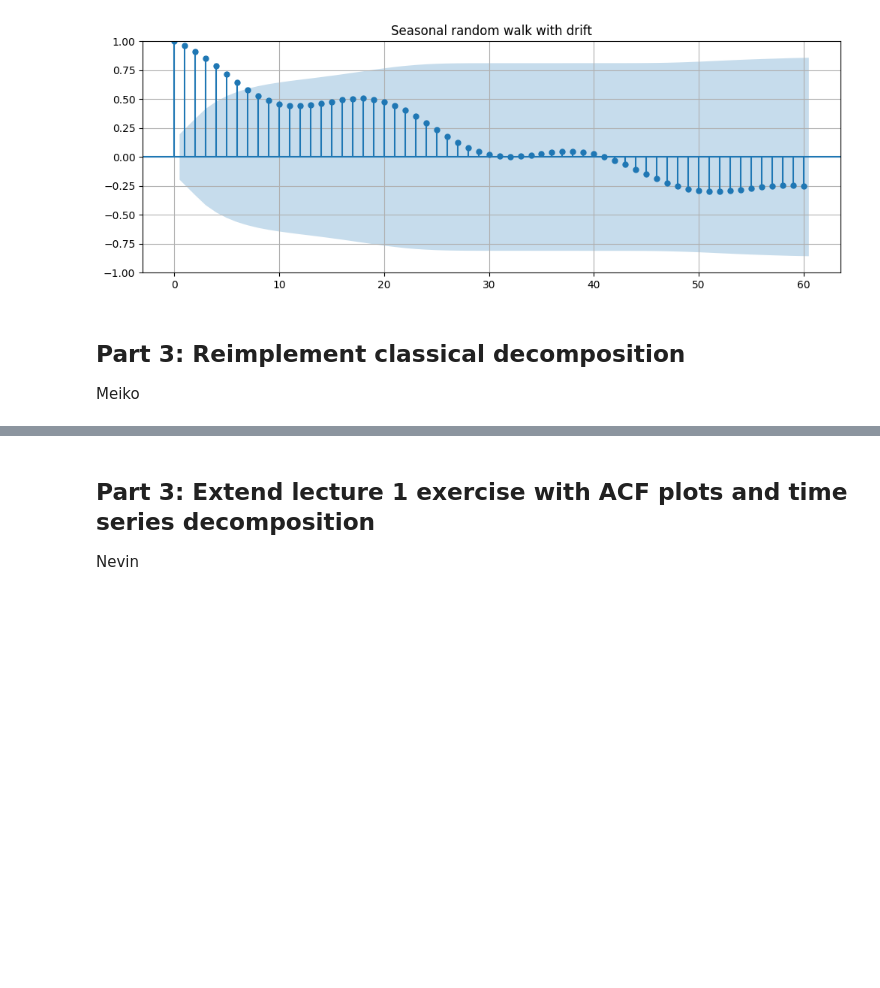
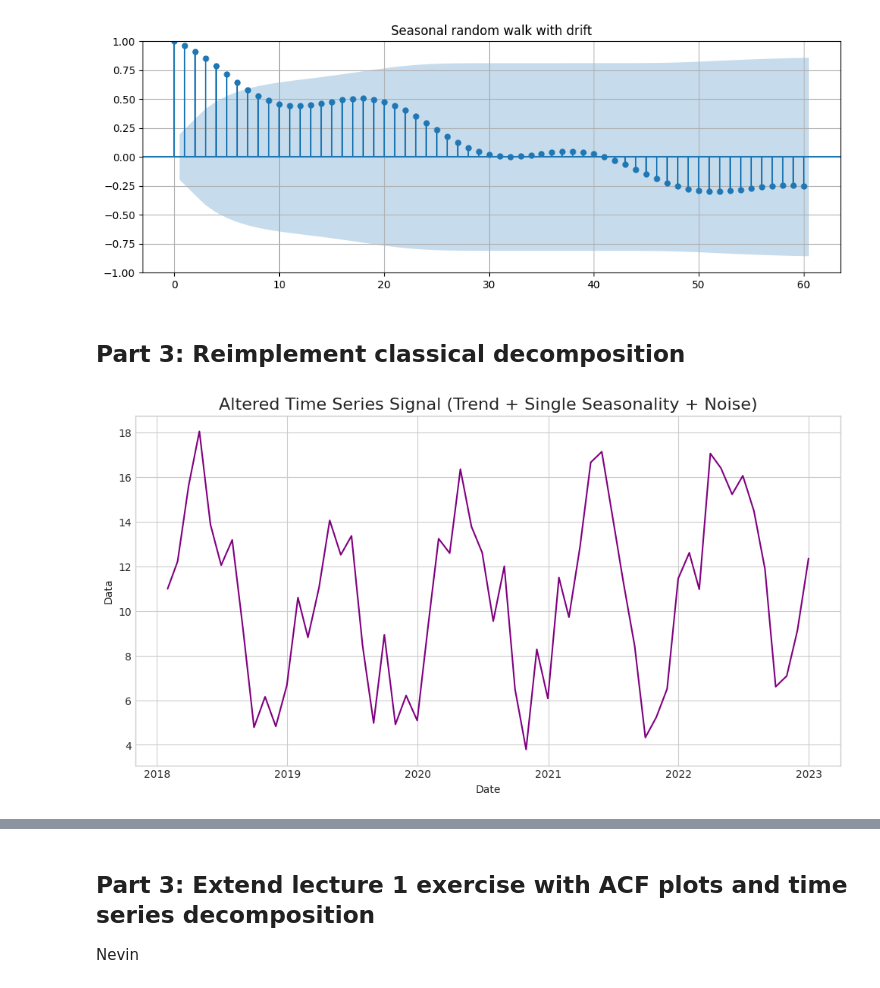
Before and after one commit to Davee02/HSLU.Time, a Jupyter notebook: lecture_exercises/sw02/solutions.ipynb, the cells around one changed output, grey strips where cells are left out. Drawn from its saved outputs; the diff is of its cells as text; code cells hidden in the pictures; blank space fills up the shorter version.

```diff
--- a/lecture_exercises/sw02/solutions.ipynb
+++ b/lecture_exercises/sw02/solutions.ipynb
@@ -253,5 +253,36 @@ ax.set_title("Seasonal random walk with drift");
 [figure]
 # %% [markdown]
 ## Part 3: Reimplement classical decomposition
-
-Meiko
+# %%
+np.random.seed(42)
+
+n_periods_monthly = 12
+n_years = 5
+n_steps = n_periods_monthly * n_years
+
+# Quadratic Trend
+t = np.arange(n_steps)
+trend = 0.05 * (t**2) / n_steps + 10
+
+# Monthly Seasonality
+monthly_seasonality = 5 * np.sin(2 * np.pi * t / n_periods_monthly)
+
+# Noise
+noise = np.random.normal(0, 2, n_steps)
+
+# Final signal
+signal = trend + monthly_seasonality + noise
+df = pd.DataFrame({'Data': signal})
+df.index = pd.date_range(start='2018-01-01', periods=n_steps, freq='ME')
+
+# Plot
+plt.style.use('seaborn-v0_8-whitegrid')
+plt.figure(figsize=(12, 6))
+plt.plot(df.index, df['Data'], color='purple')
+plt.title('Altered Time Series Signal (Trend + Seasonality + Noise)', fontsize=16)
+plt.ylabel('Data')
+plt.xlabel('Date')
+plt.grid(True)
+plt.show()
+# %% [output]
+[figure, added]
```
Also changed, not shown: parts of 1 cell of this notebook.
